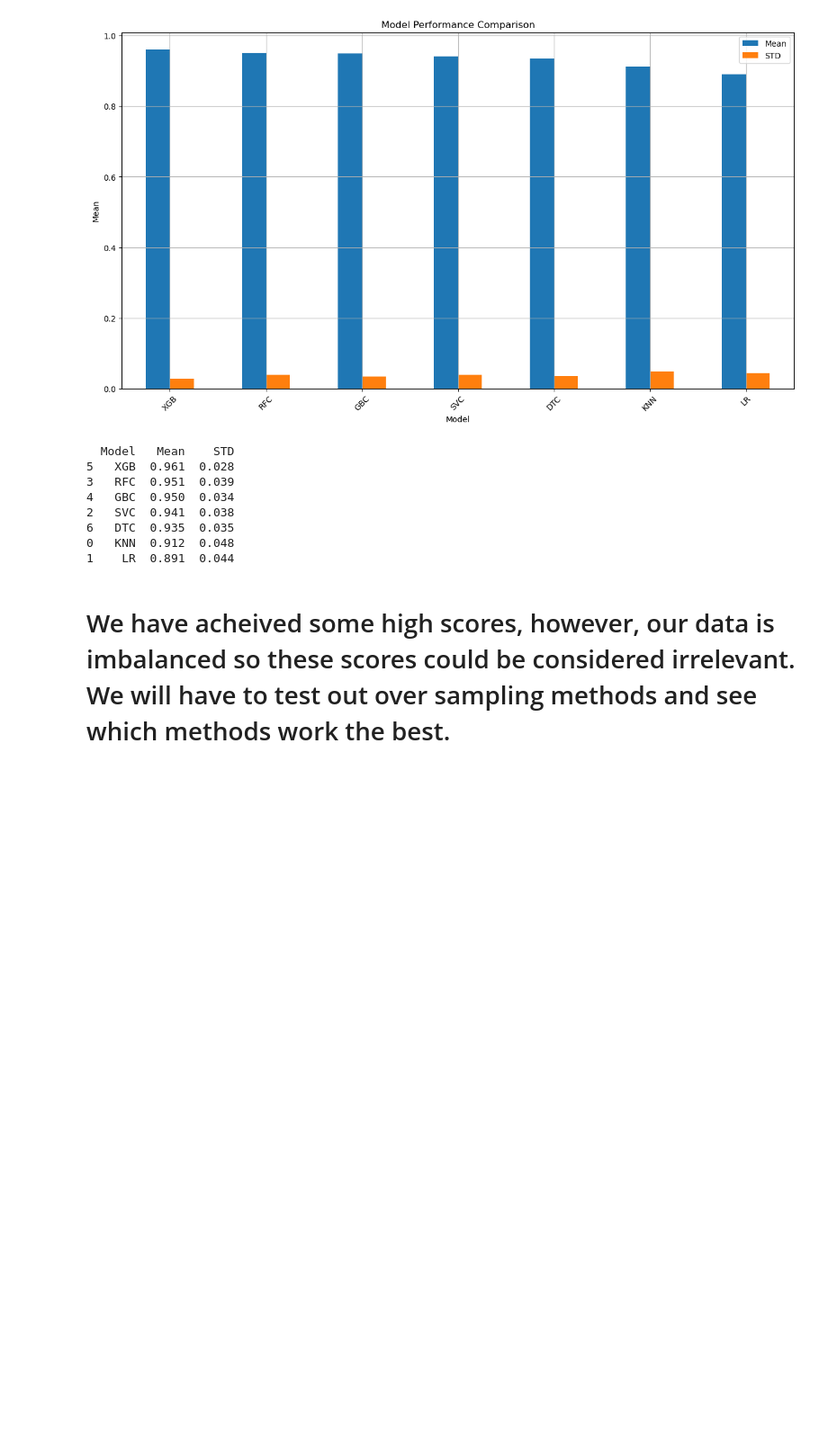
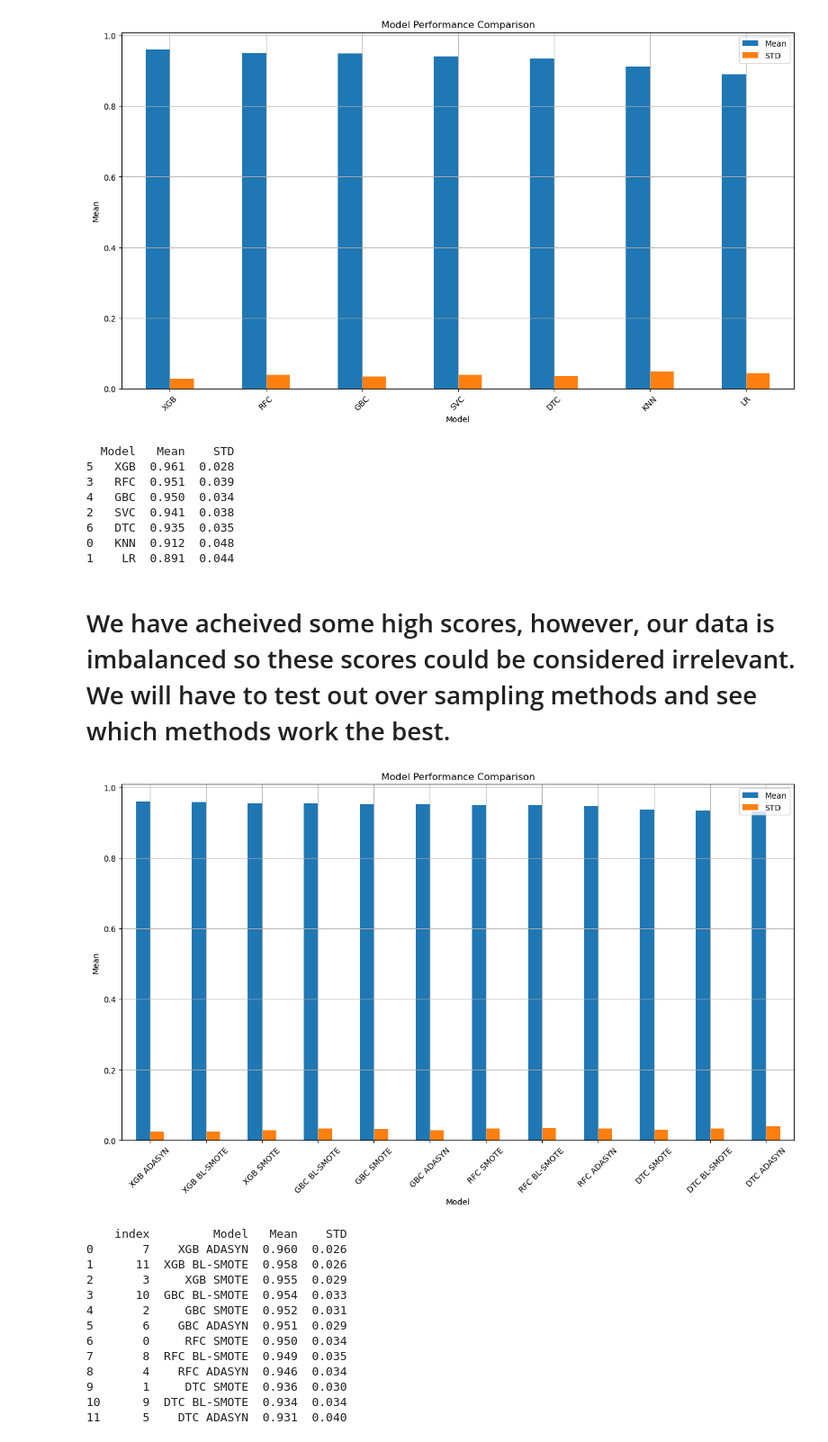
Before and after one commit to MaukanMir/Thyroid-Cancer-Classification, a Jupyter notebook: training.ipynb, the cells around one changed output. Shown at 90% size. Saved outputs shown, nothing was run; the diff lists cells and outputs as text; code cells hidden in the pictures; blank space fills up the shorter version.

Commit message:
added new models

```diff
--- a/training.ipynb
+++ b/training.ipynb
@@ -177,7 +177,7 @@ def test_sampled_selected_models(preprocessor, model_names, models, sampling_nam
     })
 
   model_performance_df = pd.DataFrame(model_performance)
-  model_performance_df = model_performance_df.sort_value(by="Mean", ascending =False).reset_index()
+  model_performance_df = model_performance_df.sort_values(by="Mean", ascending =False).reset_index()
   plot_model_performance(model_performance_df, ["Mean", "STD"], "Mean")
   print(model_performance_df)
 # %% [markdown]
@@ -312,7 +312,24 @@ test_selected_models(preprocessor, models, model_names, X, y)
 # We have acheived some high scores, however, our data is imbalanced so these scores could be considered irrelevant. We will have to test out over sampling methods and see which methods work the best.
 # %%
 sampling_names=["SMOTE", "ADASYN", "BL-SMOTE"]
-model_names = ["RFC"]
+model_names = ["RFC", "DTC", "GBC", "XGB"]
 models = grab_selected_models(model_names)
-sampling_model = get_over_sampling_methods(sampling_names)
-sample_test = create_sampling_pipeline(preprocessor, models[0], sampling_model[0])
+sampling_models = get_over_sampling_methods(sampling_names)
+
+
+test_sampled_selected_models(preprocessor, model_names, models, sampling_names, sampling_models, X, y)
+# %% [output]
+[figure, added]
+    index         Model   Mean    STD
+0       7    XGB ADASYN  0.960  0.026
+1      11  XGB BL-SMOTE  0.958  0.026
+2       3     XGB SMOTE  0.955  0.029
+3      10  GBC BL-SMOTE  0.954  0.033
+4       2     GBC SMOTE  0.952  0.031
+5       6    GBC ADASYN  0.951  0.029
+6       0     RFC SMOTE  0.950  0.034
+7       8  RFC BL-SMOTE  0.949  0.035
+8       4    RFC ADASYN  0.946  0.034
+9       1     DTC SMOTE  0.936  0.030
+10      9  DTC BL-SMOTE  0.934  0.034
+11      5    DTC ADASYN  0.931  0.040
```
